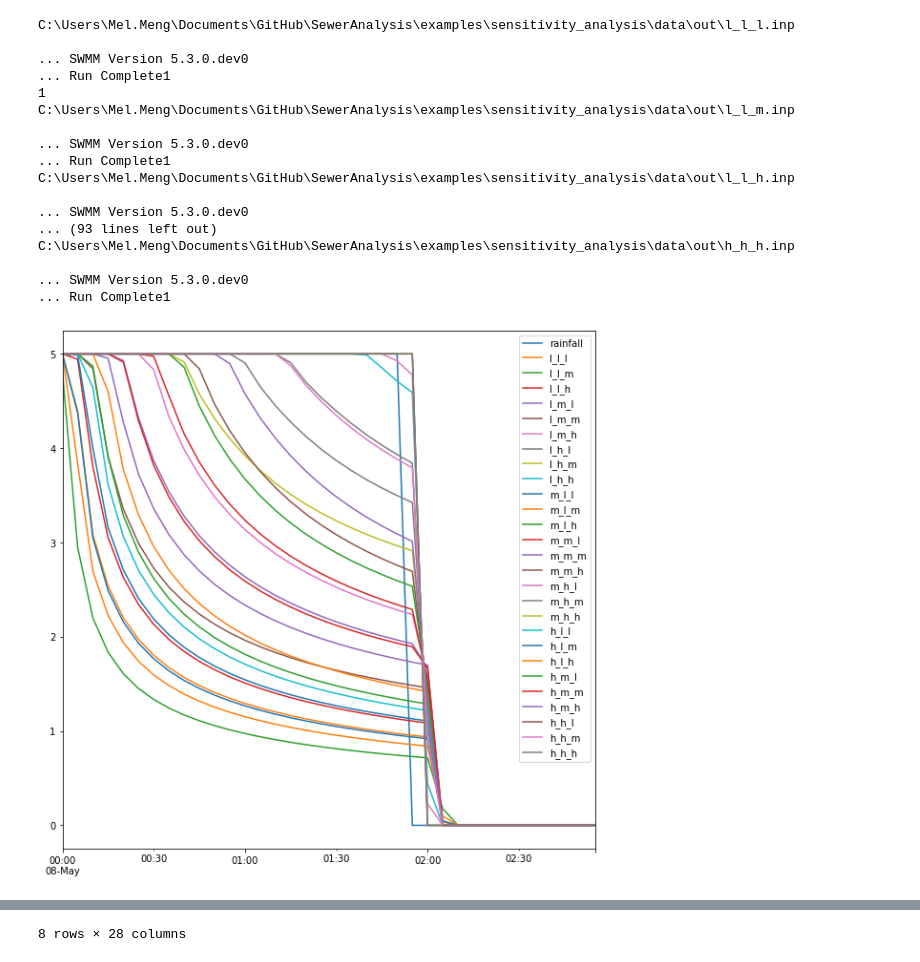
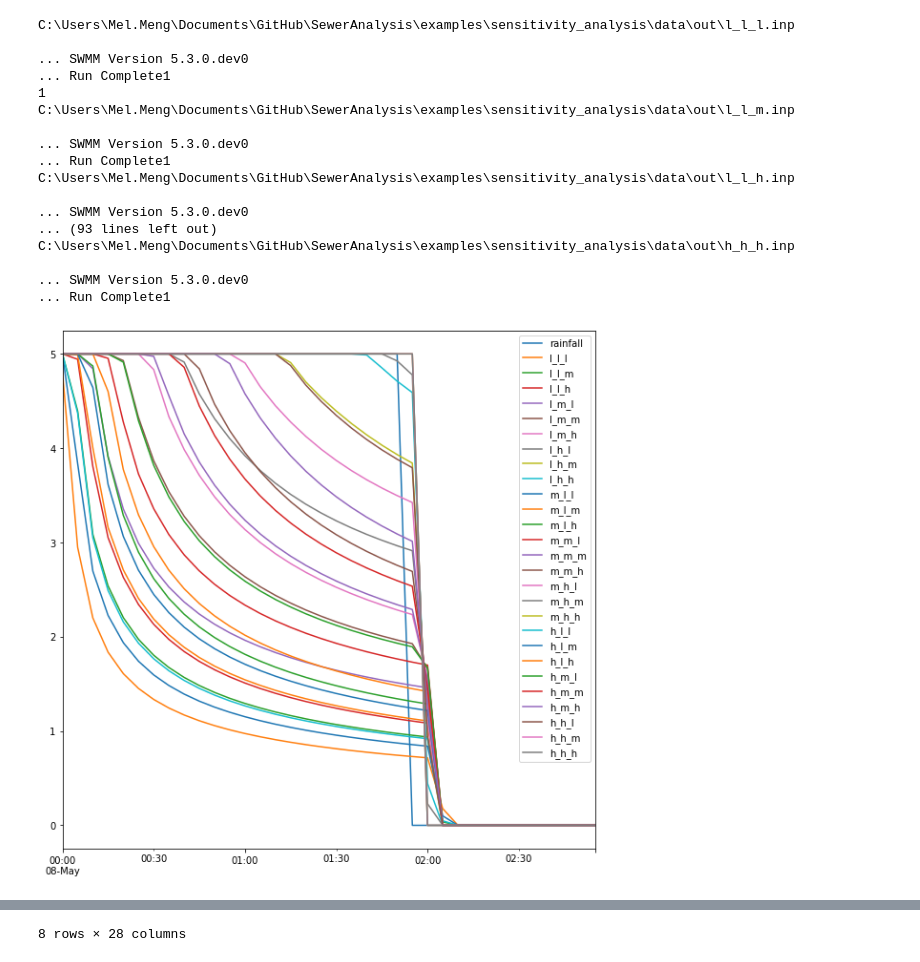
Before and after one commit to mel-meng/SewerAnalysis, a Jupyter notebook: examples/sensitivity_analysis/sensitivity_analysis_part2.ipynb, the cells around one changed output, grey strips where cells are left out. Saved outputs shown, nothing was run; the diff lists cells and outputs as text; code cells hidden in the pictures.

```diff
--- a/examples/sensitivity_analysis/sensitivity_analysis_part2.ipynb
+++ b/examples/sensitivity_analysis/sensitivity_analysis_part2.ipynb
@@ -129,32 +128,32 @@ def sensitivity_analysis(tmp_folder, tmp_name, out_folder, suction_list, k_list,
 # %%
 tmp_folder = r"C:\Users\Mel.Meng\Documents\GitHub\SewerAnalysis\examples\sensitivity_analysis\data\tmp"
 tmp_name = 'green_ampt_tmp.inp'
 out_folder = r'C:\Users\Mel.Meng\Documents\GitHub\SewerAnalysis\examples\sensitivity_analysis\data\out'
 suction_list = [2.4, 3.5, 4.3]
 k_list = [0.13,0.43, 1.18]
-imd_list = [8.5,4.7, 11.6]
+imd_list = [4.7, 8.5, 11.6]
 dfs = sensitivity_analysis(tmp_folder, tmp_name, out_folder, suction_list, k_list, imd_list)
 dfs.plot(figsize=(10, 10))
 plt.show()
 dfs.describe()
 # %% [output]
 C:\Users\Mel.Meng\Documents\GitHub\SewerAnalysis\examples\sensitivity_analysis\data\out\l_l_l.inp
 
 ... SWMM Version 5.3.0.dev0
 ... Run Complete1
 1
 C:\Users\Mel.Meng\Documents\GitHub\SewerAnalysis\examples\sensitivity_analysis\data\out\l_l_m.inp
 
 ... SWMM Version 5.3.0.dev0
 ... Run Complete1
 C:\Users\Mel.Meng\Documents\GitHub\SewerAnalysis\examples\sensitivity_analysis\data\out\l_l_h.inp
 
 ... SWMM Version 5.3.0.dev0
 ... (93 lines left out)
 C:\Users\Mel.Meng\Documents\GitHub\SewerAnalysis\examples\sensitivity_analysis\data\out\h_h_h.inp
 
 ... SWMM Version 5.3.0.dev0
 ... Run Complete1
-[figure, old version]
+[figure, new version]
 |  | rainfall | l_l_l | l_l_m | l_l_h | l_m_l | l_m_m | l_m_h | l_h_l | l_h_m | l_h_h | ... | ... |
 | count | 36.000000 | 36.000000 | 36.000000 | 36.000000 | 36.000000 | 36.000000 | 36.000000 | 36.000000 | 36.000000 | 36.000000 | ... | ... |
```
Also changed, not shown: parts of 29 cells of this notebook.
